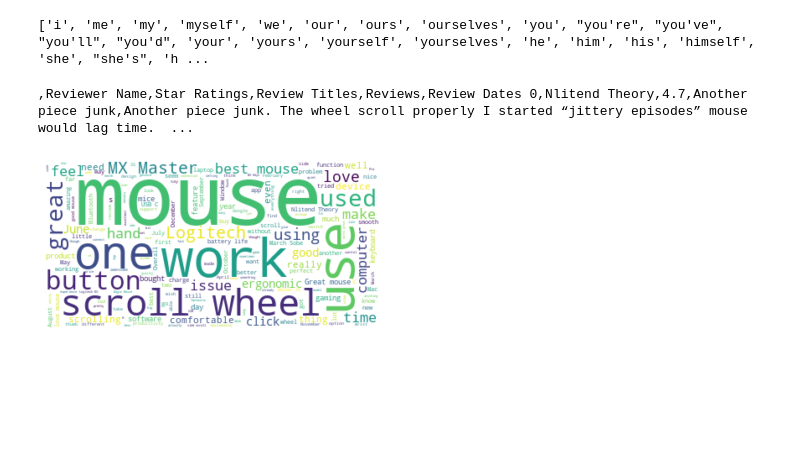
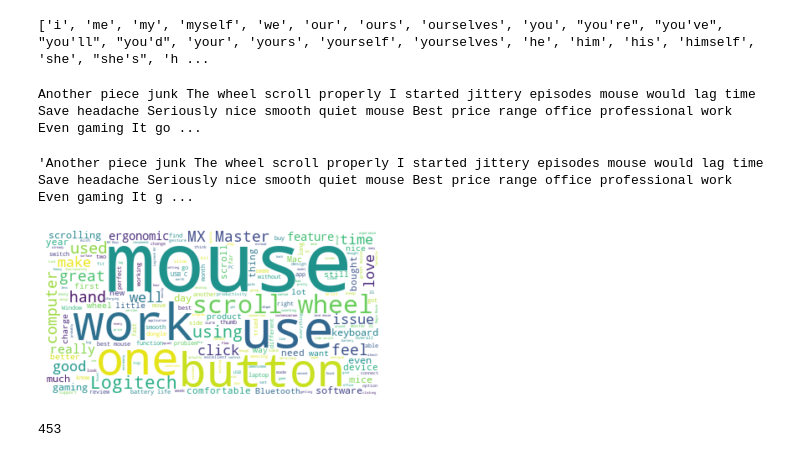
Before and after one commit to vanessaw123/DS-NPL, a Jupyter notebook: NPL-DS.ipynb, the cells around one changed output. Cells and saved outputs as stored; diff of their text form; code cells hidden in the pictures; blank space fills up the shorter version.

```diff
--- a/NPL-DS.ipynb
+++ b/NPL-DS.ipynb
@@ -87,11 +87,3 @@ df['Sentiment'].value_counts()
 1.0    709
 0.0    291
 Name: Sentiment, dtype: int64
-# %%
-stp_words=stopwords.words('english')
-def clean_review(review):
-    cleanreview=" ".join(word for word in review.
-					split() if word not in stp_words)
-    return cleanreview
-
-df['Reviews']=df['Reviews'].apply(clean_review)
@@ -99,0 +90,7 @@ AttributeError: 'float' object has no attribute 'split'
+# %%
+df_1 = df[df['Sentiment'] == 1.0]
+df_0 = df[df['Sentiment'] == 0.0]
+df_0.head
+len(df_0)
+reviews = df['Reviews']
+reviews[0]
@@ -122,19 +138,49 @@ for r in words:
         appendFile = open('filteredtext.txt','a')
         appendFile.write(" "+r)
         appendFile.close()
+# %%
+def replace_char(string):
+    to_replace = "/,!.'“”()’+"
+    for tp in to_replace:
+        string = string.replace(tp, " ")
+
+    return string
+# %%
+from nltk.corpus import stopwords
+from nltk.tokenize import word_tokenize
+word_collection = ""
+for r in reviews:
+    #print(r)
+    #print(".....")
+    words = replace_char(str(r)).split()
+    for w in words:
+        if w not in stop_words:
+            word_collection += w.strip() + " "
+            #print(w, end=", ")
+#             appendFile = open('filteredtext4.txt','a')
+#             appendFile.write(" " + w.strip())
+#             appendFile.close()
 # %%
 
-with open("filteredtext.txt") as f:
+with open("filteredtext4.txt") as f:
     for line in f:
         print(line.strip())
 # %% [output]
-,Reviewer Name,Star Ratings,Review Titles,Reviews,Review Dates 0,Nlitend Theory,4.7,Another piece junk,Another piece junk. The wheel scroll properly I started “jittery episodes” mouse would lag time.  ...
+Another piece junk The wheel scroll properly I started jittery episodes mouse would lag time Save headache Seriously nice smooth quiet mouse Best price range office professional work Even gaming It go ...
+# %%
+word_collection
+# %% [output]
+'Another piece junk The wheel scroll properly I started jittery episodes mouse would lag time Save headache Seriously nice smooth quiet mouse Best price range office professional work Even gaming It g ...
 # %%
 
-wordcloud = WordCloud(background_color="white").generate(str(line.strip()))
+wordcloud = WordCloud(background_color="white").generate(str(word_collection.strip()))
 plt.figure()
 plt.imshow(wordcloud, interpolation='bilinear')
 plt.axis("off")
 plt.show()
 # %% [output]
-[figure, old version]
+[figure, new version]
+# %%
+word_collection.count("button")
+# %% [output]
+453
```
Also changed, not shown: parts of 4 cells of this notebook.
